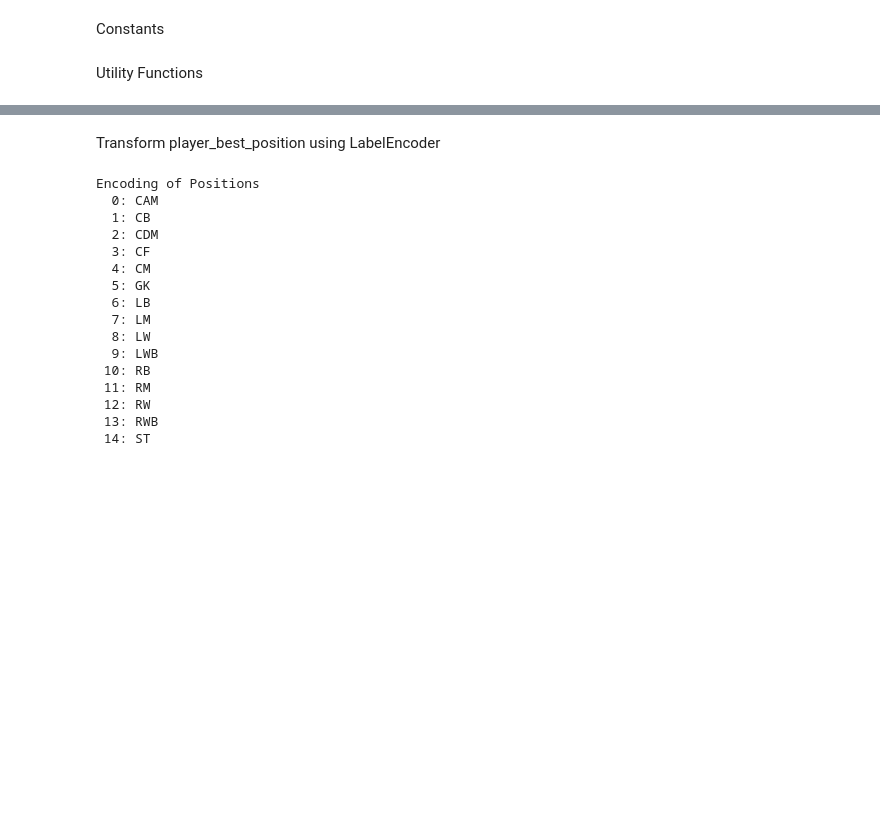
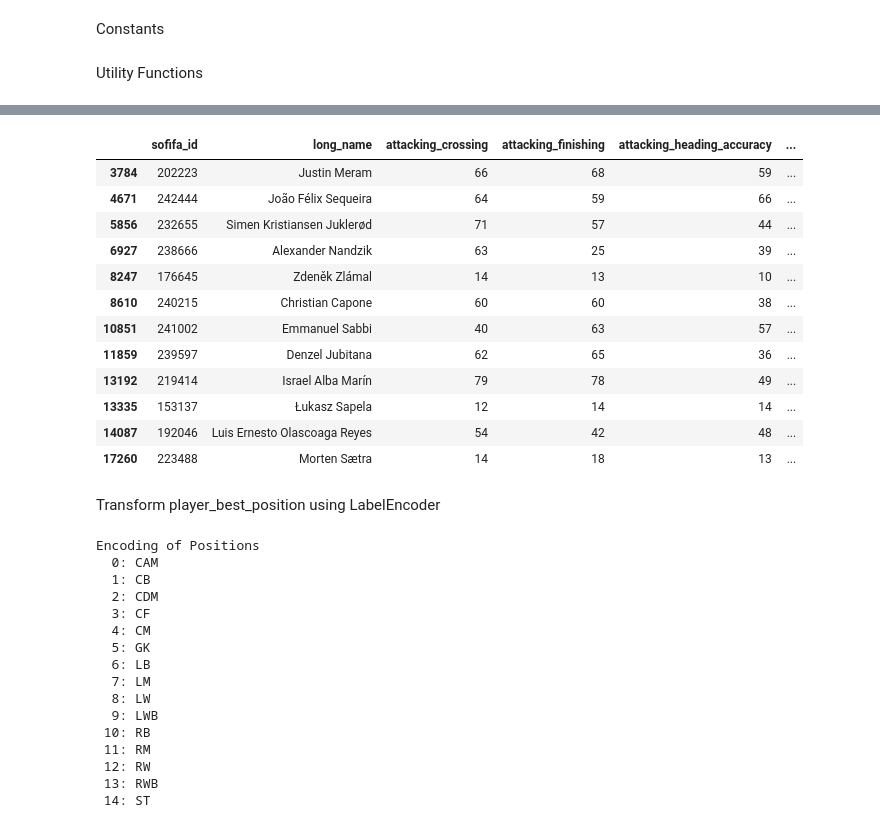
Before and after one commit to sabderra/cs109a_project, a Jupyter notebook: player_position_model.ipynb, the cells around one changed output, grey strips where cells are left out. Drawn from its saved outputs; the diff is of its cells as text; code cells hidden in the pictures; blank space fills up the shorter version.

```diff
--- a/player_position_model.ipynb
+++ b/player_position_model.ipynb
@@ -239,0 +186,17 @@ def generalize_position(p) -> str:
+# %%
+view_cols = ['sofifa_id', 'long_name'] + SKILL_COLS
+df_raw[(df_raw[SKILL_COLS] > 100).any(axis=1) | (df_raw[SKILL_COLS] < 0).any(axis=1) ][view_cols]
+# %% [output]
+|  | sofifa_id | long_name | attacking_crossing | attacking_finishing | attacking_heading_accuracy | ... |
+| 3784 | 202223 | Justin Meram | 66 | 68 | 59 | ... |
+| 4671 | 242444 | João Félix Sequeira | 64 | 59 | 66 | ... |
+| 5856 | 232655 | Simen Kristiansen Juklerød | 71 | 57 | 44 | ... |
+| 6927 | 238666 | Alexander Nandzik | 63 | 25 | 39 | ... |
+| 8247 | 176645 | Zdeněk Zlámal | 14 | 13 | 10 | ... |
+| 8610 | 240215 | Christian Capone | 60 | 60 | 38 | ... |
+| 10851 | 241002 | Emmanuel Sabbi | 40 | 63 | 57 | ... |
+| 11859 | 239597 | Denzel Jubitana | 62 | 65 | 36 | ... |
+| 13192 | 219414 | Israel Alba Marín | 79 | 78 | 49 | ... |
+| 13335 | 153137 | Łukasz Sapela | 12 | 14 | 14 | ... |
+| 14087 | 192046 | Luis Ernesto Olascoaga Reyes | 54 | 42 | 48 | ... |
+| 17260 | 223488 | Morten Sætra | 14 | 18 | 13 | ... |
```
Also changed, not shown: parts of 22 cells of this notebook.
